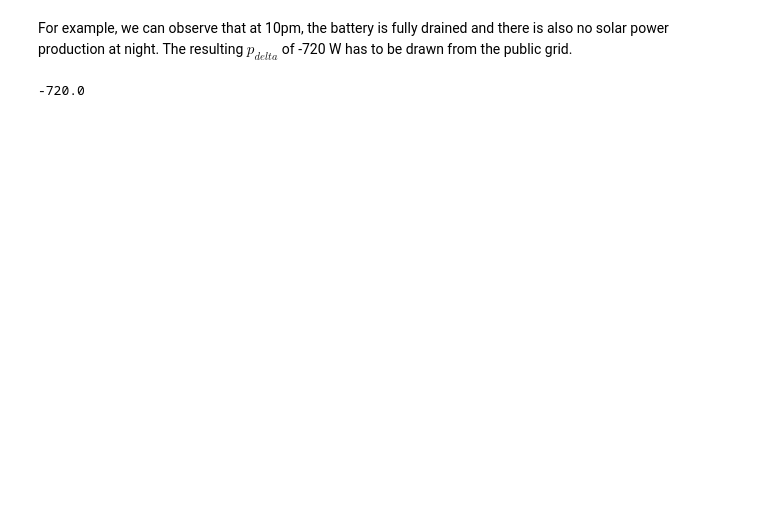
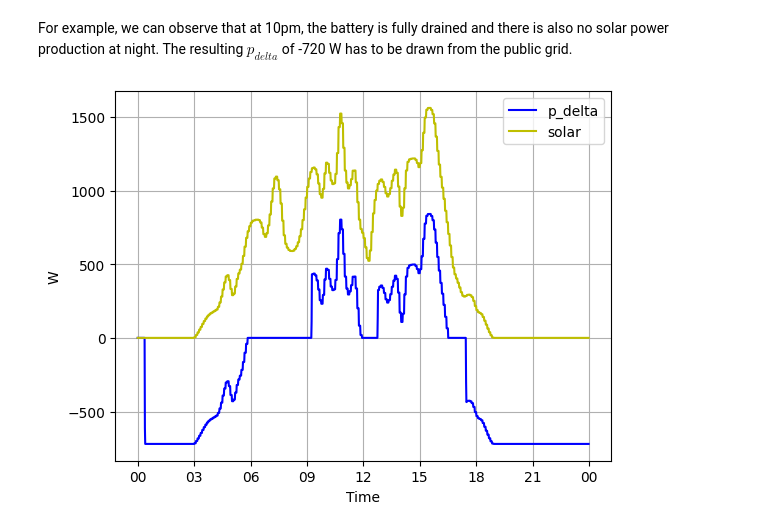
Before and after one commit to dos-group/vessim, a Jupyter notebook: examples/basic_example.ipynb, the cells around one changed output. Cells and saved outputs as stored; diff of their text form; code cells hidden in the pictures; blank space fills up the shorter version.

Commit message:
drafted plot

```diff
--- a/examples/basic_example.ipynb
+++ b/examples/basic_example.ipynb
@@ -49,7 +50,24 @@ monitor.to_csv("result.csv")
 For example, we can observe that at 10pm, the battery is fully drained and there is also no solar power production at night.
 The resulting $p_{delta}$ of -720
 W has to be drawn from the public grid.
-# %%
-monitor.monitor_log[pd.to_datetime('2020-06-11 22:00:00')]["p_delta"]
-# %% [output]
--720.0
+# %%
+import pandas as pd
+import matplotlib.pyplot as plt
+import matplotlib.dates as mdates
+
+df = pd.read_csv("result.csv", parse_dates=[0], index_col=0)
+
+fig, ax1 = plt.subplots()
+
+ax1.plot(df.index, df["p_delta"], color="b", label="p_delta")
+ax1.legend()
+ax1.plot(df.index, df["actor_infos.Generator-0.p"], color="y", label="solar")
+ax1.legend()
+ax1.xaxis.set_major_formatter(mdates.DateFormatter("%H"))
+ax1.grid()
+ax1.set_xlabel("Time")
+ax1.set_ylabel("W")
+
+plt.show()
+# %% [output]
+[figure, added]
```
Also changed, not shown: parts of 2 cells of this notebook.
